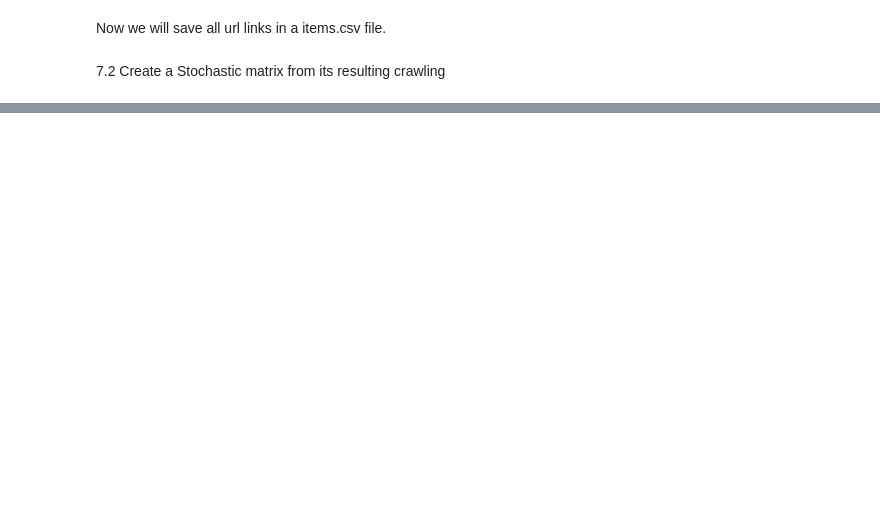
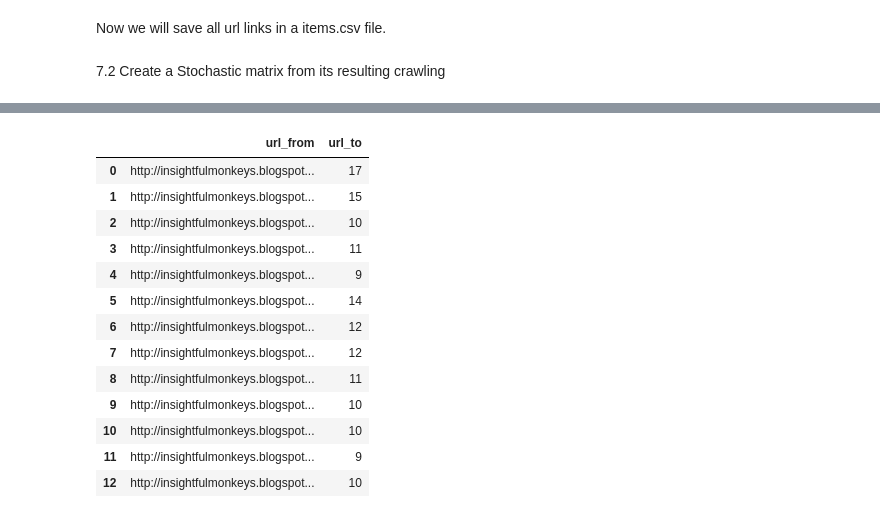
Before and after one commit to shusrushabezugam/big-data-python-class, a Jupyter notebook: SHUSRUSHABEZUGAM-HW7-linkanalysis.ipynb, the cells around one changed output, grey strips where cells are left out. Drawn from its saved outputs; the diff is of its cells as text; code cells hidden in the pictures; blank space fills up the shorter version.

```diff
--- a/SHUSRUSHABEZUGAM-HW7-linkanalysis.ipynb
+++ b/SHUSRUSHABEZUGAM-HW7-linkanalysis.ipynb
@@ -178,0 +264,19 @@ df1
+# %%
+g=insightful[['url_from','url_to']].groupby(['url_from'],as_index=False).count()
+#grped_urls=blog_data[['Fromurl','Tourl']].groupby(['Fromurl'],as_index=False).count()
+g
+# %% [output]
+|  | url_from | url_to |
+| 0 | http://insightfulmonkeys.blogspot... | 17 |
+| 1 | http://insightfulmonkeys.blogspot... | 15 |
+| 2 | http://insightfulmonkeys.blogspot... | 10 |
+| 3 | http://insightfulmonkeys.blogspot... | 11 |
+| 4 | http://insightfulmonkeys.blogspot... | 9 |
+| 5 | http://insightfulmonkeys.blogspot... | 14 |
+| 6 | http://insightfulmonkeys.blogspot... | 12 |
+| 7 | http://insightfulmonkeys.blogspot... | 12 |
+| 8 | http://insightfulmonkeys.blogspot... | 11 |
+| 9 | http://insightfulmonkeys.blogspot... | 10 |
+| 10 | http://insightfulmonkeys.blogspot... | 10 |
+| 11 | http://insightfulmonkeys.blogspot... | 9 |
+| 12 | http://insightfulmonkeys.blogspot... | 10 |
```
Also changed, not shown: parts of 21 cells of this notebook.
